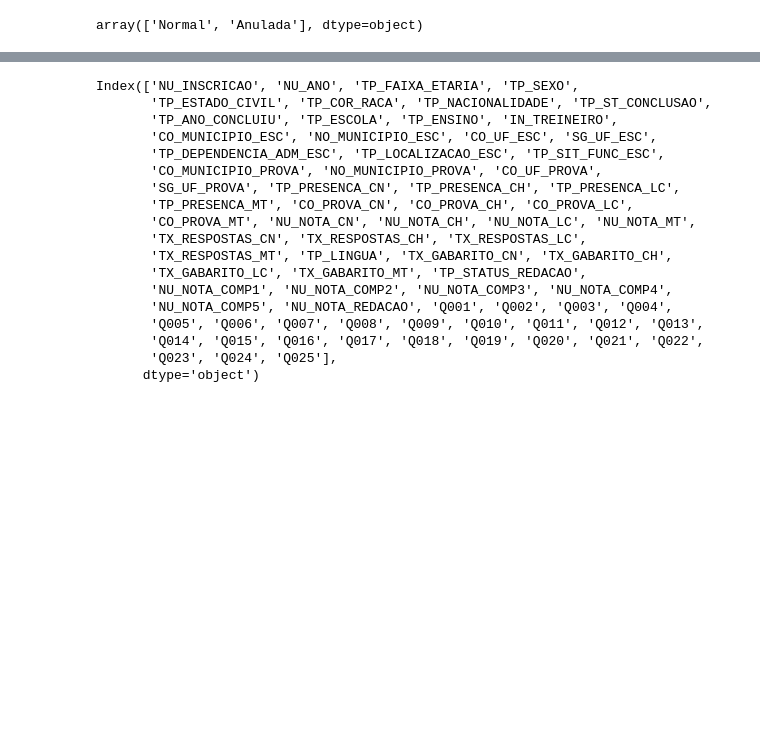
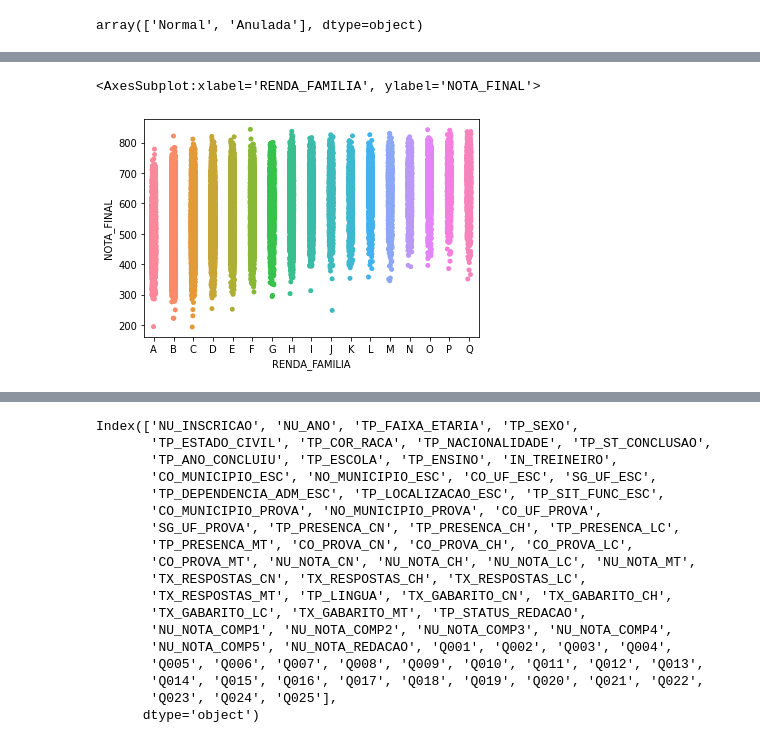
Before and after one commit to MurilloSSJ/Trabalho-CCF-425, a Jupyter notebook: Trabalho Prático.ipynb, the cells around one changed output, grey strips where cells are left out. Saved outputs shown, nothing was run; the diff lists cells and outputs as text; code cells hidden in the pictures; blank space fills up the shorter version.

```diff
--- a/Trabalho Prático.ipynb
+++ b/Trabalho Prático.ipynb
@@ -304,0 +299,3 @@ df.head()
+# %%
+df['NOTA_FINAL'] = (df['NU_NOTA_CN'] + df['NU_NOTA_CH'] + df['NU_NOTA_LC'] + df['NU_NOTA_MT'] + df['NU_NOTA_REDACAO']) / 5
+df['NOTA_FINAL']
@@ -304,0 +315,8 @@ df.head()
+# %%
+df['RENDA_FAMILIA'].unique()
+import seaborn as sns
+df2 = df.sort_values(by=['RENDA_FAMILIA'])
+sns.stripplot(x='RENDA_FAMILIA', y='NOTA_FINAL', data=df2)
+# %% [output]
+<AxesSubplot:xlabel='RENDA_FAMILIA', ylabel='NOTA_FINAL'>
+[figure, added]
```
Also changed, not shown: parts of 21 cells of this notebook, 1 other file.
